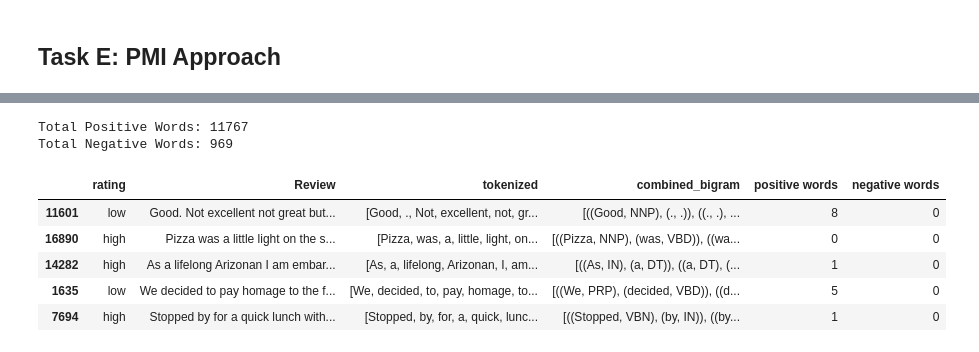
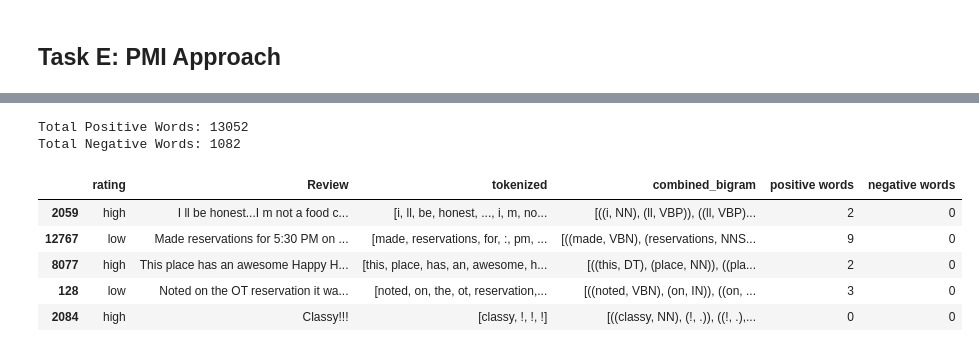
Before and after one commit to brbeckelman/MSBA-Class, a Jupyter notebook: Assignment2/Assignment2 - Task E (DG).ipynb, the cells around one changed output, grey strips where cells are left out. Drawn from its saved outputs; the diff is of its cells as text; code cells hidden in the pictures.

Commit message:
Fixed one-word review issue

```diff
--- a/Assignment2/Assignment2 - Task E (DG).ipynb
+++ b/Assignment2/Assignment2 - Task E (DG).ipynb
@@ -282,8 +287,13 @@ from nltk import pos_tag
 import re
 from string import digits
 
-yelp_pmi = yelp[['rating','Review']].sample(5000, random_state=4)
+yelp_pmi = yelp[['rating','Review']].sample(5000, random_state=5)
+
+def tokenize(text):
+    text = text.decode('utf-8').strip()
+    text = re.sub(r'\d+', '', text).lower()
+    return word_tokenize(text)
 
 # Tokenize all job descriptions from sample
-yelp_pmi['tokenized'] = yelp_pmi['Review'].apply(lambda row: word_tokenize(row.decode('utf-8').translate(digits).strip()))
+yelp_pmi['tokenized'] = yelp_pmi['Review'].apply(tokenize)
 yelp_pmi['combined_bigram'] = yelp_pmi['tokenized'].apply(lambda row: list(bigrams(pos_tag(row))))
@@ -310,35 +300,36 @@ Name: tokenized, dtype: object
+# %%
+#Drop 1 word reviews
+yelp_pmi = yelp_pmi[yelp_pmi['tokenized'].apply(len) > 1]
 # %%
 #Positive & negative word lists
 positive_words = ['good', 'nice', 'great', 'awesome', 'outstanding', 'fantastic', 'terrific', 'like', 'love', 'excellent','clean']
 negative_words = ['poor', 'bad', 'terrible', 'crap', 'useless', 'hate', 'awful', 'disgusting', 'hated', 'gross','horrible','dirty']
 
 def word_match_count(text,word_list):
     word_count = 0
     for word in text:
         if word in word_list:
             word_count += 1
     return word_count
 
-word_match_count(text,negative_words)
-
 yelp_pmi['positive words'] = yelp_pmi['tokenized'].apply(lambda row: word_match_count(row,positive_words))
 yelp_pmi['negative words'] = yelp_pmi['tokenized'].apply(lambda row: word_match_count(row,negative_words))
 
 total_pos = yelp_pmi['positive words'].sum()
 total_neg = yelp_pmi['negative words'].sum()
 
 print "Total Positive Words: " + str(total_pos)
 print "Total Negative Words: " + str(total_neg)
 yelp_pmi.head()
 # %% [output]
-Total Positive Words: 11767
-Total Negative Words: 969
+Total Positive Words: 13052
+Total Negative Words: 1082
 |  | rating | Review | tokenized | combined_bigram | positive words | negative words |
-| 11601 | low | Good. Not excellent not great but... | [Good, ., Not, excellent, not, gr... | [((Good, NNP), (., .)), ((., .), ... | 8 | 0 |
-| 16890 | high | Pizza was a little light on the s... | [Pizza, was, a, little, light, on... | [((Pizza, NNP), (was, VBD)), ((wa... | 0 | 0 |
-| 14282 | high | As a lifelong Arizonan I am embar... | [As, a, lifelong, Arizonan, I, am... | [((As, IN), (a, DT)), ((a, DT), (... | 1 | 0 |
-| 1635 | low | We decided to pay homage to the f... | [We, decided, to, pay, homage, to... | [((We, PRP), (decided, VBD)), ((d... | 5 | 0 |
-| 7694 | high | Stopped by for a quick lunch with... | [Stopped, by, for, a, quick, lunc... | [((Stopped, VBN), (by, IN)), ((by... | 1 | 0 |
+| 2059 | high | I ll be honest...I m not a food c... | [i, ll, be, honest, ..., i, m, no... | [((i, NN), (ll, VBP)), ((ll, VBP)... | 2 | 0 |
+| 12767 | low | Made reservations for 5:30 PM on ... | [made, reservations, for, :, pm, ... | [((made, VBN), (reservations, NNS... | 9 | 0 |
+| 8077 | high | This place has an awesome Happy H... | [this, place, has, an, awesome, h... | [((this, DT), (place, NN)), ((pla... | 2 | 0 |
+| 128 | low | Noted on the OT reservation it wa... | [noted, on, the, ot, reservation,... | [((noted, VBN), (on, IN)), ((on, ... | 3 | 0 |
+| 2084 | high | Classy!!! | [classy, !, !, !] | [((classy, NN), (!, .)), ((!, .),... | 0 | 0 |
 # %%
 #Build table with record for each POS & Review
 yelp_pmi_pos = yelp_pmi.apply(lambda x: pd.Series(x['combined_bigram']),axis=1).stack().reset_index(level=1, drop=True)
```
Also changed, not shown: parts of 7 cells of this notebook.
